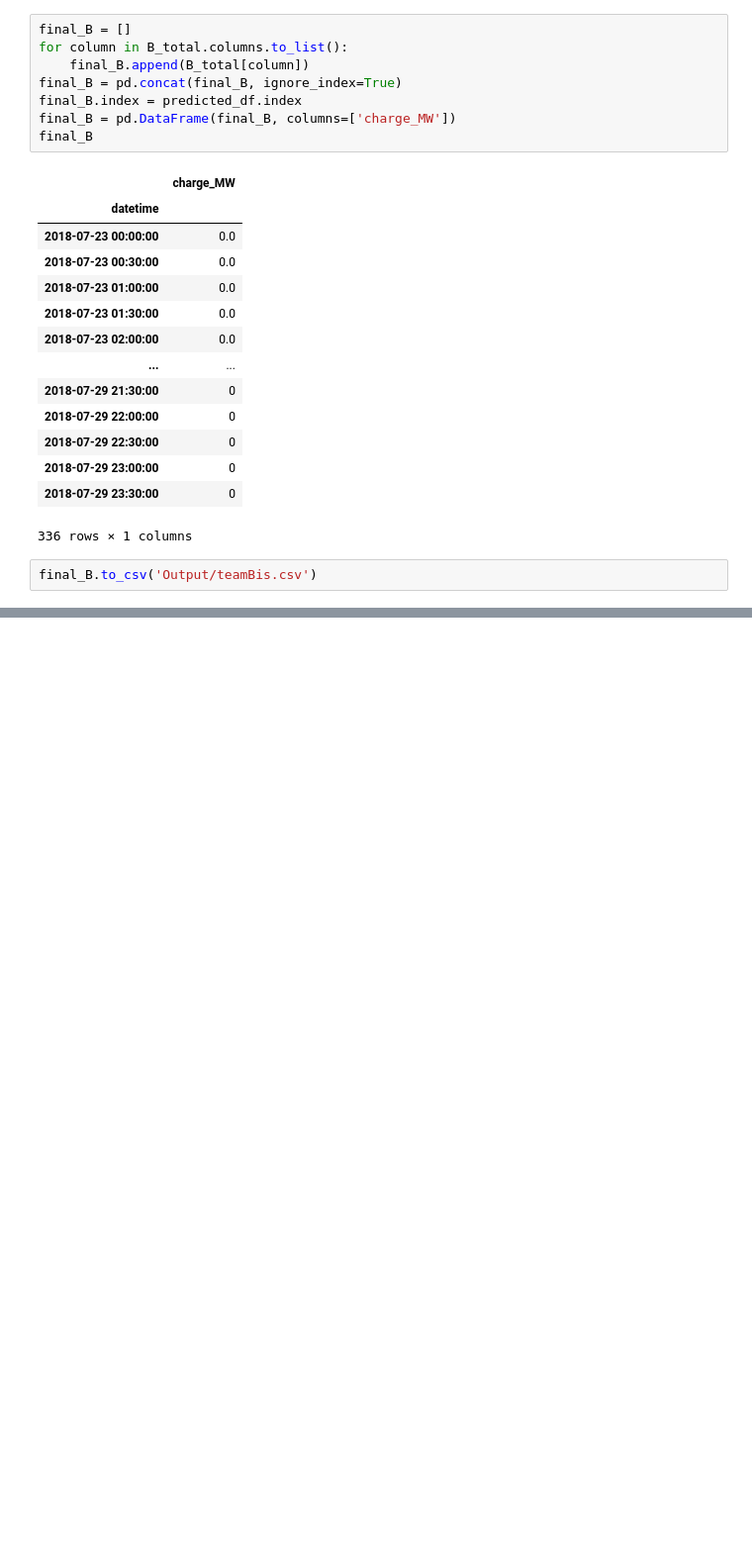
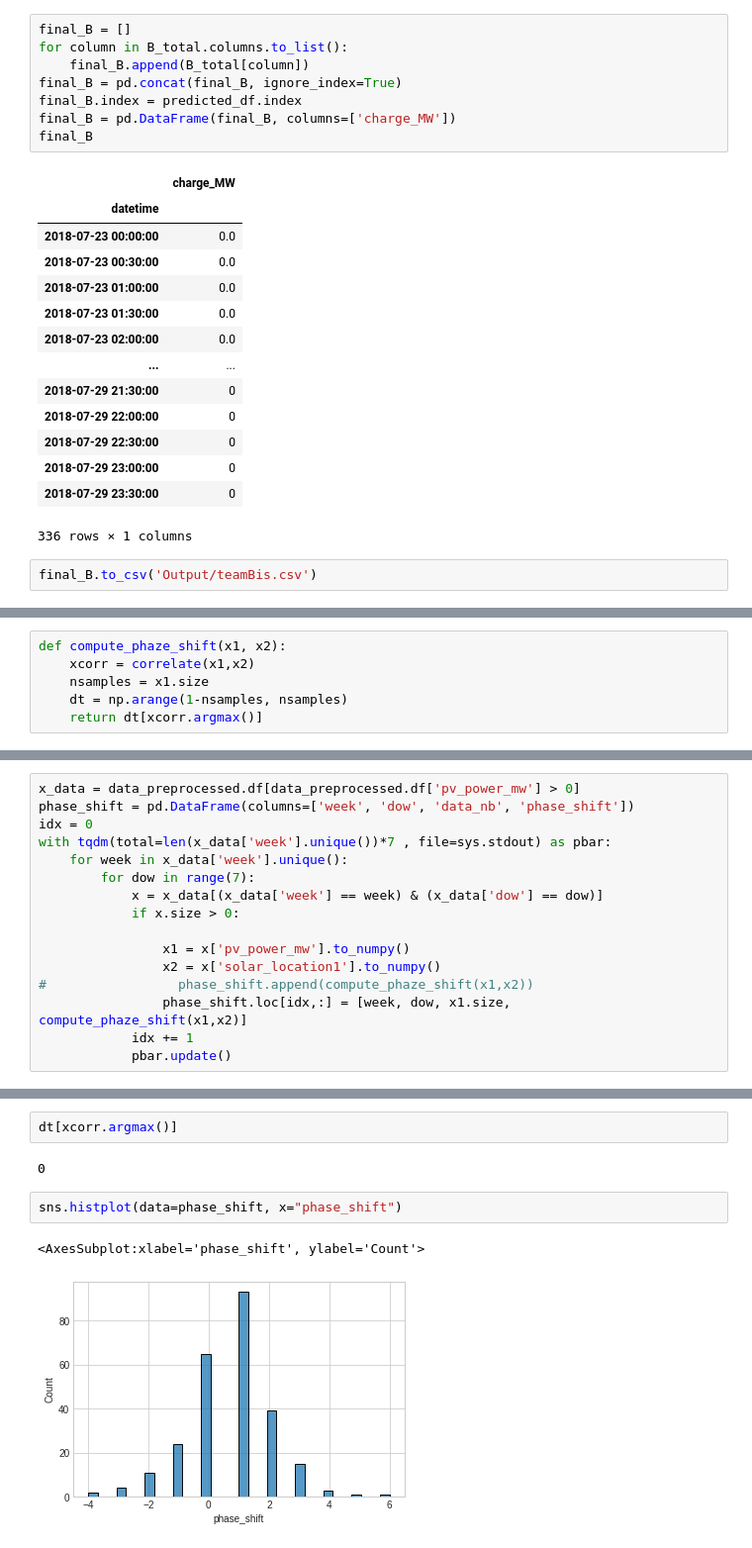
Before and after one commit to raphBeligs/westernpower, a Jupyter notebook: task0/westernpower_task0_raph.ipynb, the cells around one changed output, grey strips where cells are left out. Shown at 99% size. Cells and saved outputs as stored; diff of their text form; blank space fills up the shorter version.

```diff
--- a/task0/westernpower_task0_raph.ipynb
+++ b/task0/westernpower_task0_raph.ipynb
@@ -978,0 +991,6 @@ final_B.to_csv('Output/teamBis.csv')
+# %%
+def compute_phaze_shift(x1, x2):
+    xcorr = correlate(x1,x2)
+    nsamples = x1.size
+    dt = np.arange(1-nsamples, nsamples)
+    return dt[xcorr.argmax()]
@@ -978,0 +1004,16 @@ final_B.to_csv('Output/teamBis.csv')
+# %%
+x_data = data_preprocessed.df[data_preprocessed.df['pv_power_mw'] > 0]
+phase_shift = pd.DataFrame(columns=['week', 'dow', 'data_nb', 'phase_shift'])
+idx = 0
+with tqdm(total=len(x_data['week'].unique())*7 , file=sys.stdout) as pbar:
+    for week in x_data['week'].unique():
+        for dow in range(7):
+            x = x_data[(x_data['week'] == week) & (x_data['dow'] == dow)]
+            if x.size > 0:
+
+                x1 = x['pv_power_mw'].to_numpy()
+                x2 = x['solar_location1'].to_numpy()
+#                 phase_shift.append(compute_phaze_shift(x1,x2))
+                phase_shift.loc[idx,:] = [week, dow, x1.size, compute_phaze_shift(x1,x2)]
+            idx += 1
+            pbar.update()
@@ -978,0 +1041,9 @@ final_B.to_csv('Output/teamBis.csv')
+# %%
+dt[xcorr.argmax()]
+# %% [output]
+0
+# %%
+sns.histplot(data=phase_shift, x="phase_shift")
+# %% [output]
+<AxesSubplot:xlabel='phase_shift', ylabel='Count'>
+[figure, added]
```
Also changed, not shown: parts of 5 cells of this notebook, 12 other files.
